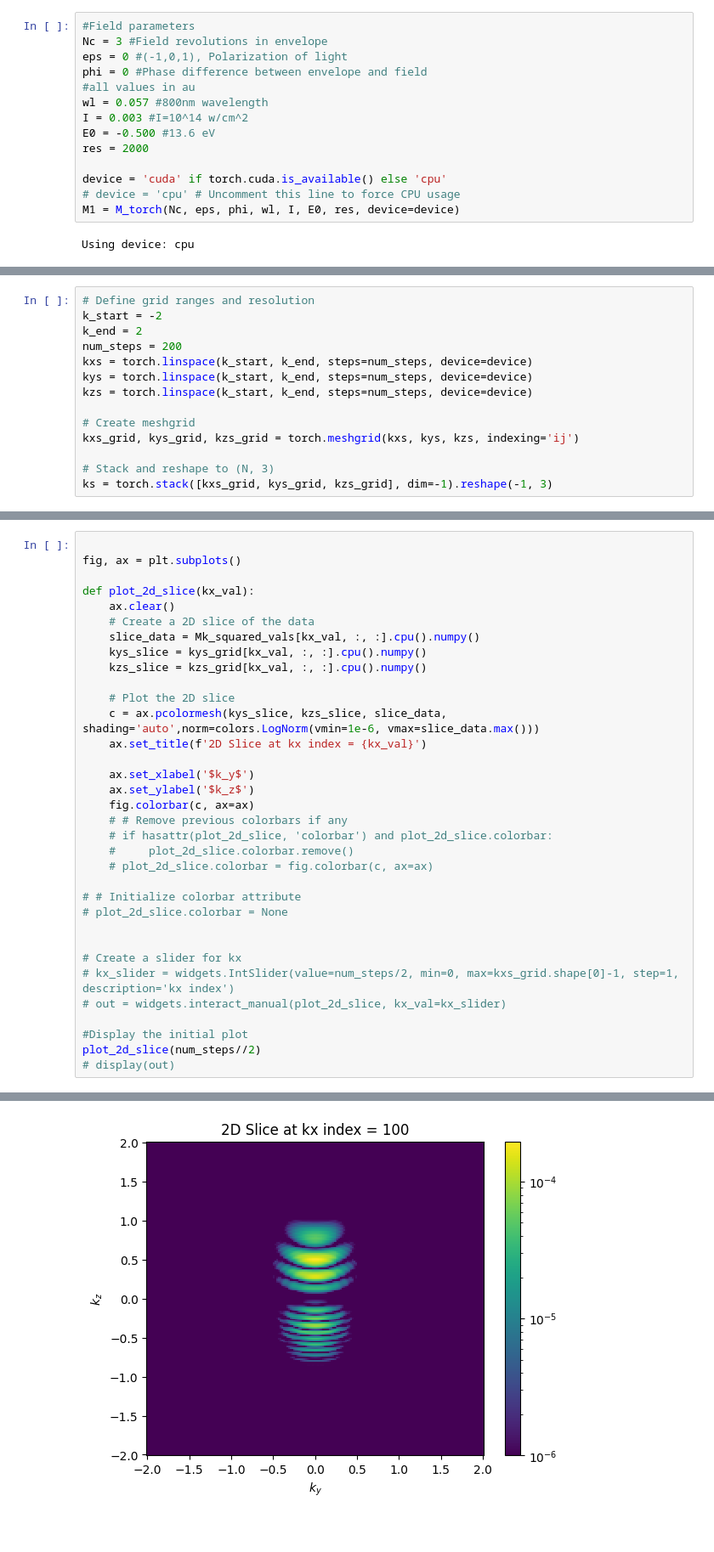
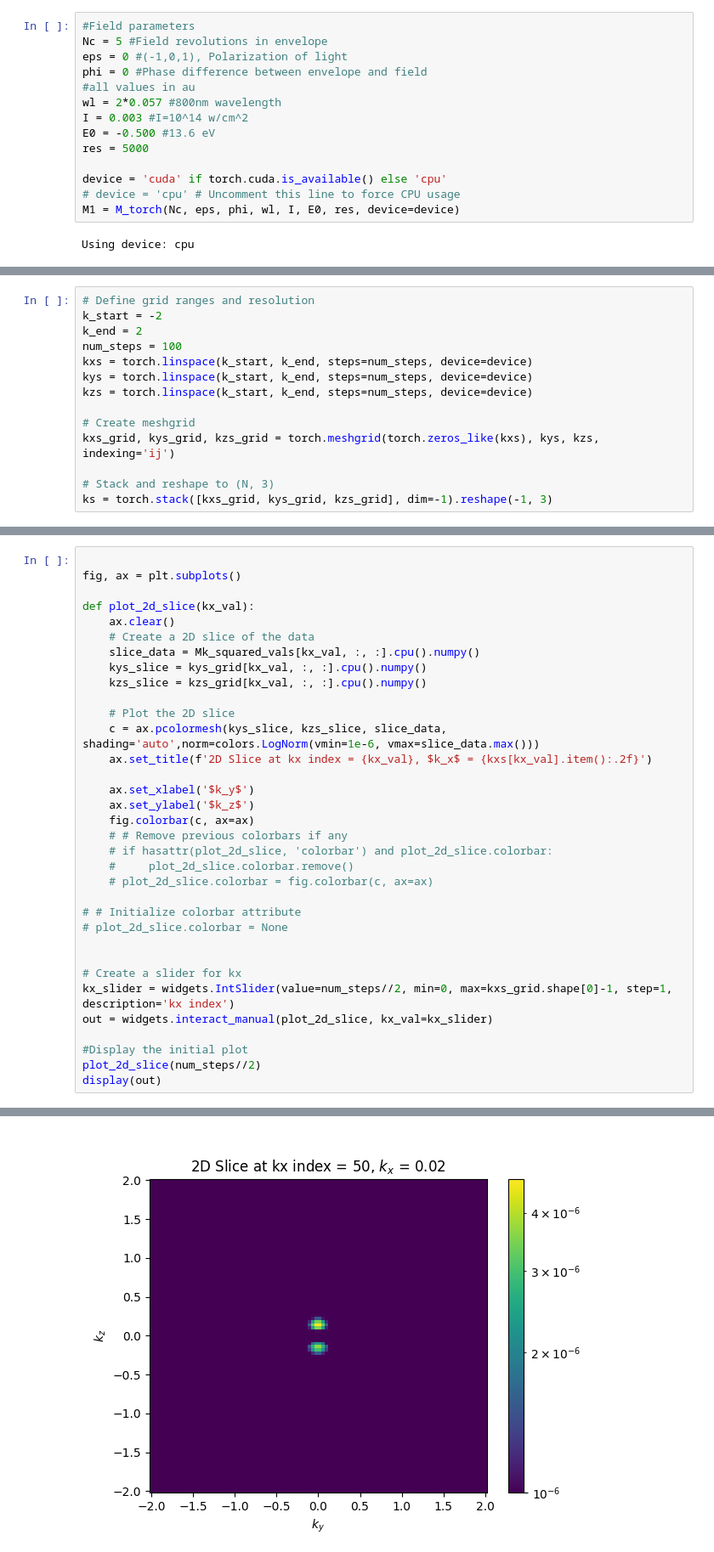
Before and after one commit to Kschloms/Ultra-fast-final-pres, a Jupyter notebook: plot_with_single_int_pytorch.ipynb, the cells around one changed output, grey strips where cells are left out. Shown at 85% size. Drawn from its saved outputs; the diff is of its cells as text; blank space fills up the shorter version.

```diff
--- a/plot_with_single_int_pytorch.ipynb
+++ b/plot_with_single_int_pytorch.ipynb
@@ -8,14 +8,14 @@ import ipywidgets as widgets
 import matplotlib.colors as colors
 # %%
 #Field parameters
-Nc = 3 #Field revolutions in envelope
+Nc = 5 #Field revolutions in envelope
 eps = 0 #(-1,0,1), Polarization of light
 phi = 0 #Phase difference between envelope and field
 #all values in au
-wl = 0.057 #800nm wavelength
+wl = 2*0.057 #800nm wavelength
 I = 0.003 #I=10^14 w/cm^2
 E0 = -0.500 #13.6 eV
-res = 2000
+res = 5000
 
 device = 'cuda' if torch.cuda.is_available() else 'cpu'
 # device = 'cpu' # Uncomment this line to force CPU usage
@@ -39,13 +39,13 @@ ax.legend()
 # Define grid ranges and resolution
 k_start = -2
 k_end = 2
-num_steps = 200
+num_steps = 100
 kxs = torch.linspace(k_start, k_end, steps=num_steps, device=device)
 kys = torch.linspace(k_start, k_end, steps=num_steps, device=device)
 kzs = torch.linspace(k_start, k_end, steps=num_steps, device=device)
 
 # Create meshgrid
-kxs_grid, kys_grid, kzs_grid = torch.meshgrid(kxs, kys, kzs, indexing='ij')
+kxs_grid, kys_grid, kzs_grid = torch.meshgrid(torch.zeros_like(kxs), kys, kzs, indexing='ij')
 
 # Stack and reshape to (N, 3)
 ks = torch.stack([kxs_grid, kys_grid, kzs_grid], dim=-1).reshape(-1, 3)
@@ -89,7 +91,7 @@ def plot_2d_slice(kx_val):
 
     # Plot the 2D slice
     c = ax.pcolormesh(kys_slice, kzs_slice, slice_data, shading='auto',norm=colors.LogNorm(vmin=1e-6, vmax=slice_data.max()))
-    ax.set_title(f'2D Slice at kx index = {kx_val}')
+    ax.set_title(f'2D Slice at kx index = {kx_val}, $k_x$ = {kxs[kx_val].item():.2f}')
 
     ax.set_xlabel('$k_y$')
     ax.set_ylabel('$k_z$')
@@ -104,10 +106,10 @@ def plot_2d_slice(kx_val):
 
 
 # Create a slider for kx
-# kx_slider = widgets.IntSlider(value=num_steps/2, min=0, max=kxs_grid.shape[0]-1, step=1, description='kx index')
-# out = widgets.interact_manual(plot_2d_slice, kx_val=kx_slider)
+kx_slider = widgets.IntSlider(value=num_steps//2, min=0, max=kxs_grid.shape[0]-1, step=1, description='kx index')
+out = widgets.interact_manual(plot_2d_slice, kx_val=kx_slider)
 
 #Display the initial plot
 plot_2d_slice(num_steps//2)
-# display(out)
+display(out)
 # %% [output]
@@ -114,4 +118,4 @@ plot_2d_slice(num_steps//2)
-[figure, old version]
+[figure, new version]
 # %%
 threshold = 0.00005 # or any value you want
 
```
Also changed, not shown: parts of 6 cells of this notebook, 1 other file.
